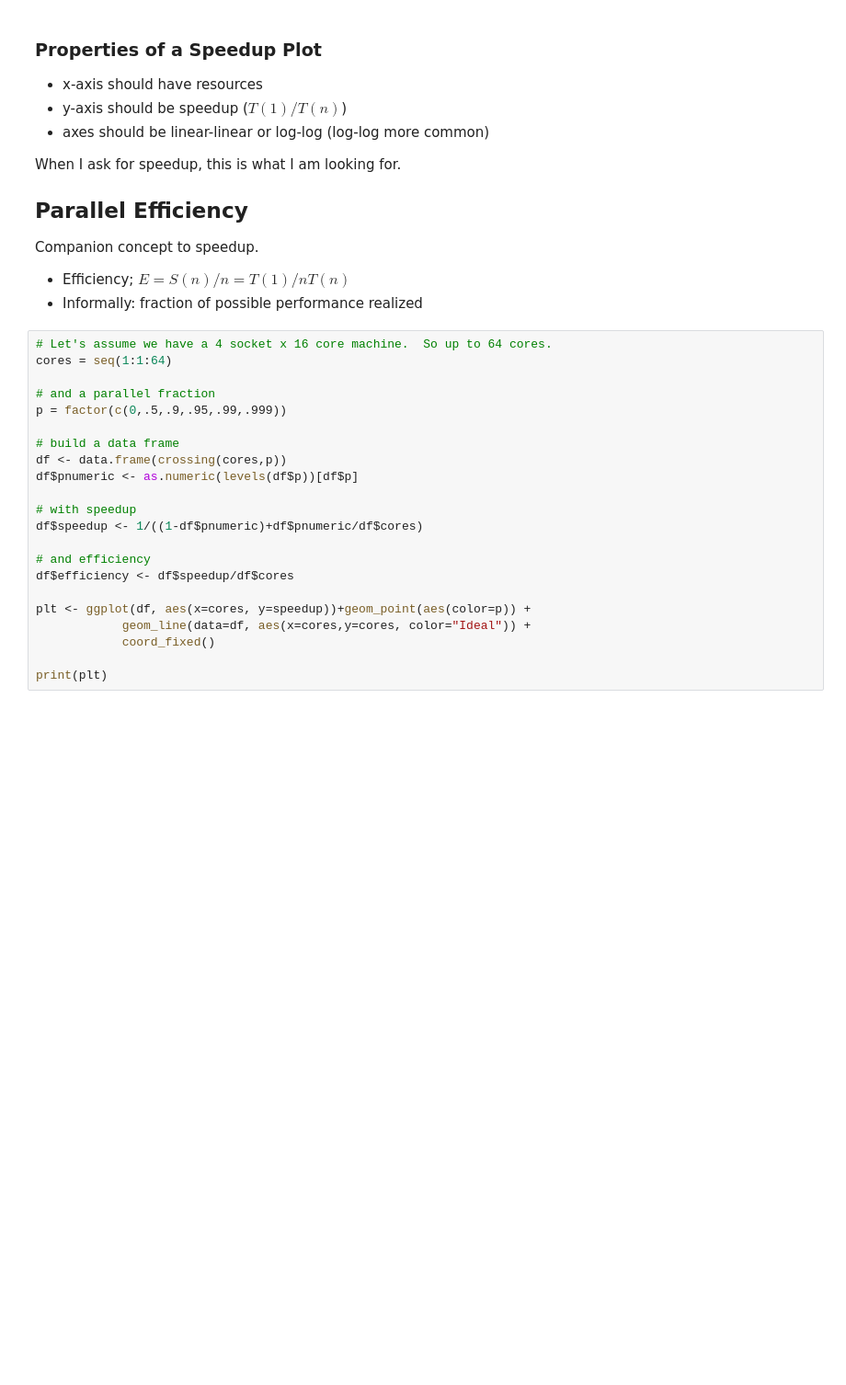
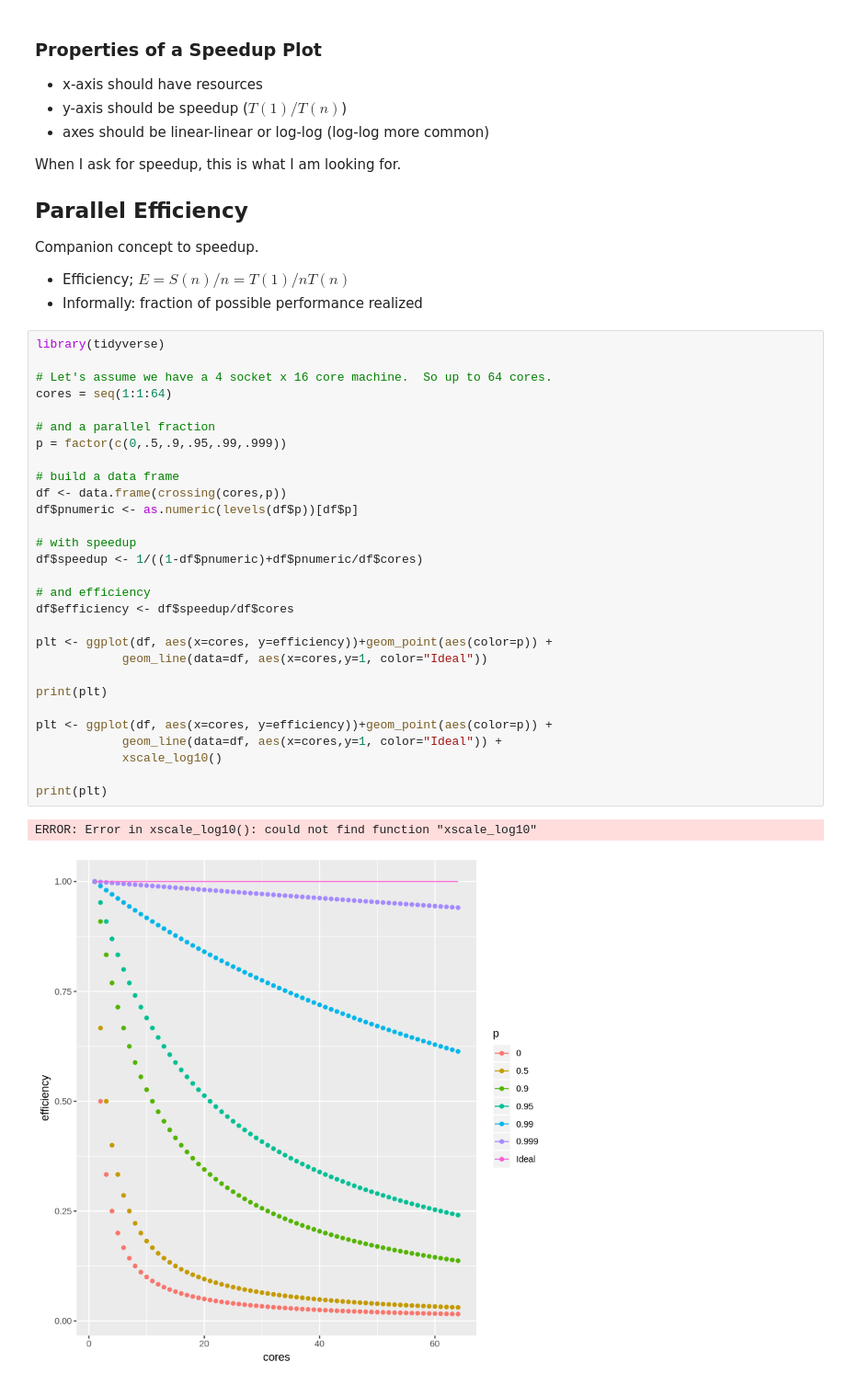
Before and after one commit to randalburns/jhupp-lectures, a Jupyter notebook: code/4_speedup.ipynb, the cells around one changed output. Shown at 92% size. Saved outputs shown, nothing was run; the diff lists cells and outputs as text; blank space fills up the shorter version.

```diff
--- a/code/4_speedup.ipynb
+++ b/code/4_speedup.ipynb
@@ -68,24 +68,34 @@ Companion concept to speedup.
 * Efficiency; $E = S(n)/n = T(1)/nT(n)$
 * Informally: fraction of possible performance realized
 # %%
+library(tidyverse)
+
 # Let's assume we have a 4 socket x 16 core machine.  So up to 64 cores.
 cores = seq(1:1:64)
 
 # and a parallel fraction
 p = factor(c(0,.5,.9,.95,.99,.999))
 
 # build a data frame
 df <- data.frame(crossing(cores,p))
 df$pnumeric <- as.numeric(levels(df$p))[df$p]
 
 # with speedup
 df$speedup <- 1/((1-df$pnumeric)+df$pnumeric/df$cores)
 
 # and efficiency
 df$efficiency <- df$speedup/df$cores
 
-plt <- ggplot(df, aes(x=cores, y=speedup))+geom_point(aes(color=p)) +
-            geom_line(data=df, aes(x=cores,y=cores, color="Ideal")) +
-            coord_fixed()
+plt <- ggplot(df, aes(x=cores, y=efficiency))+geom_point(aes(color=p)) +
+            geom_line(data=df, aes(x=cores,y=1, color="Ideal"))
 
 print(plt)
+
+plt <- ggplot(df, aes(x=cores, y=efficiency))+geom_point(aes(color=p)) +
+            geom_line(data=df, aes(x=cores,y=1, color="Ideal")) +
+            xscale_log10()
+
+print(plt)
+# %% [output]
+ERROR: Error in xscale_log10(): could not find function "xscale_log10"
+[figure, added]
```
